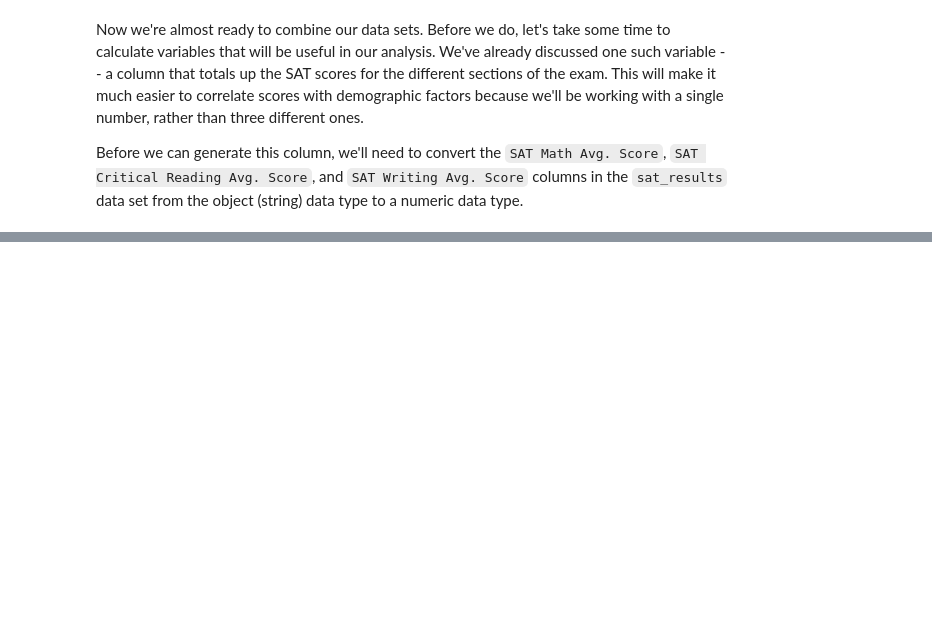
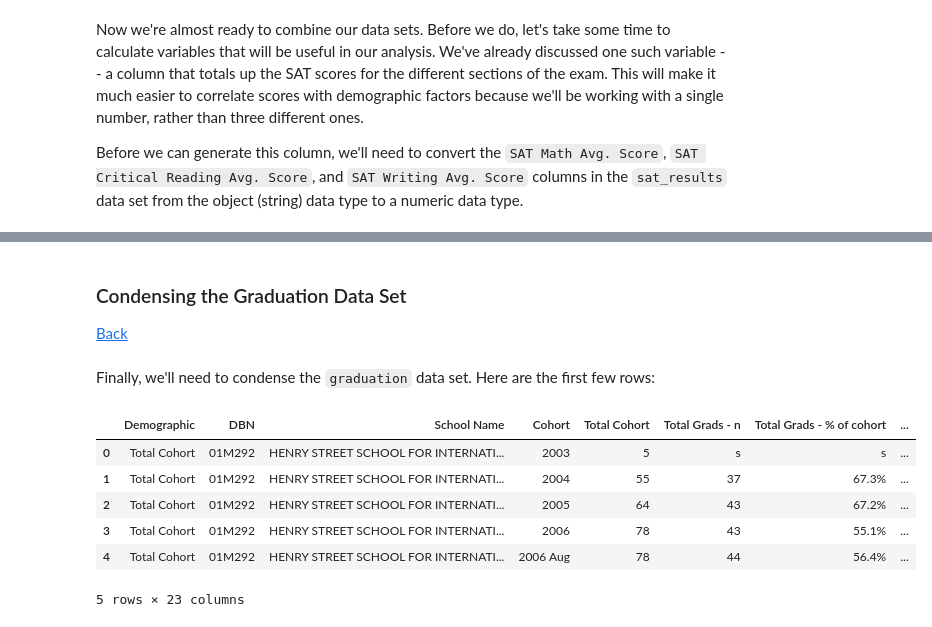
Before and after one commit to lucabro81/dataquest-projects, a Jupyter notebook: analyzing_nyc_high_school_data/analyzing_nyc_high_school_data.ipynb, the cells around one changed output, grey strips where cells are left out. Drawn from its saved outputs; the diff is of its cells as text; code cells hidden in the pictures; blank space fills up the shorter version.

```diff
--- a/analyzing_nyc_high_school_data/analyzing_nyc_high_school_data.ipynb
+++ b/analyzing_nyc_high_school_data/analyzing_nyc_high_school_data.ipynb
@@ -243,0 +437,15 @@ Before we can generate this column, we'll need to convert the `SAT Math Avg. Sco
+# %% [markdown]
+### <a id='Condensing-the-Graduation-Data-Set'></a> Condensing the Graduation Data Set
+[Back](#Index)
+# %% [markdown]
+Finally, we'll need to condense the `graduation` data set. Here are the first few rows:
+# %%
+data['graduation'].head()
+# %% [output]
+|  | Demographic | DBN | School Name | Cohort | Total Cohort | Total Grads - n | Total Grads - % of cohort | ... |
+| 0 | Total Cohort | 01M292 | HENRY STREET SCHOOL FOR INTERNATI... | 2003 | 5 | s | s | ... |
+| 1 | Total Cohort | 01M292 | HENRY STREET SCHOOL FOR INTERNATI... | 2004 | 55 | 37 | 67.3% | ... |
+| 2 | Total Cohort | 01M292 | HENRY STREET SCHOOL FOR INTERNATI... | 2005 | 64 | 43 | 67.2% | ... |
+| 3 | Total Cohort | 01M292 | HENRY STREET SCHOOL FOR INTERNATI... | 2006 | 78 | 43 | 55.1% | ... |
+| 4 | Total Cohort | 01M292 | HENRY STREET SCHOOL FOR INTERNATI... | 2006 Aug | 78 | 44 | 56.4% | ... |
+5 rows × 23 columns
```
Also changed, not shown: parts of 67 cells of this notebook.
